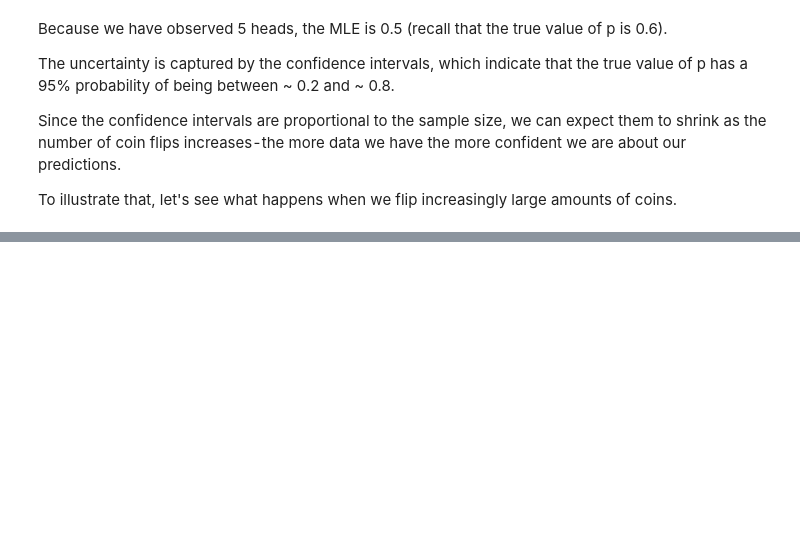
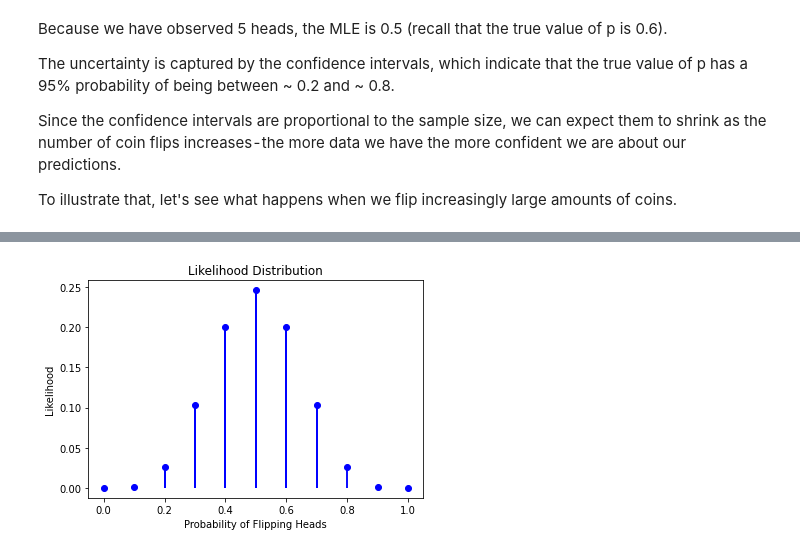
Before and after one commit to gabgilling/Bayesian-Blogs, a Jupyter notebook: Blog Post 1 final.ipynb, the cells around one changed output, grey strips where cells are left out. Saved outputs shown, nothing was run; the diff lists cells and outputs as text; code cells hidden in the pictures; blank space fills up the shorter version.

Commit message:
Coin Toss code edits

```diff
--- a/Blog Post 1 final.ipynb
+++ b/Blog Post 1 final.ipynb
@@ -137,0 +248,19 @@ To illustrate that, let's see what happens when we flip increasingly large amoun
+# %%
+def create_likelihood_df(n, heads, prior_df):
+    """
+    Create a Binomial likelihood probability distribution dataframe
+    Parameters
+    ----------
+    n : The number of coin iid coin flips
+    heads : The number of heads in n flips
+    prior_df -  Dataframe containing a vector of theta values for the binomial distribution
+    """
+    likelihood_vals = stats.binom.pmf(heads, n, prior_df.Theta)
+    likelihood_df = pd.DataFrame(list(zip(prior_df.Theta, likelihood_vals)), columns=('Theta', 'Likelihood'))
+
+    return likelihood_df
+
+likelihood_df = create_likelihood_df(10, 5, prior_distribution_df)
+plot_distribution(likelihood_df, title =  "Likelihood Distribution", likelihood = True)
+# %% [output]
+[figure, added]
```
Also changed, not shown: parts of 6 cells of this notebook, 1 other file.
